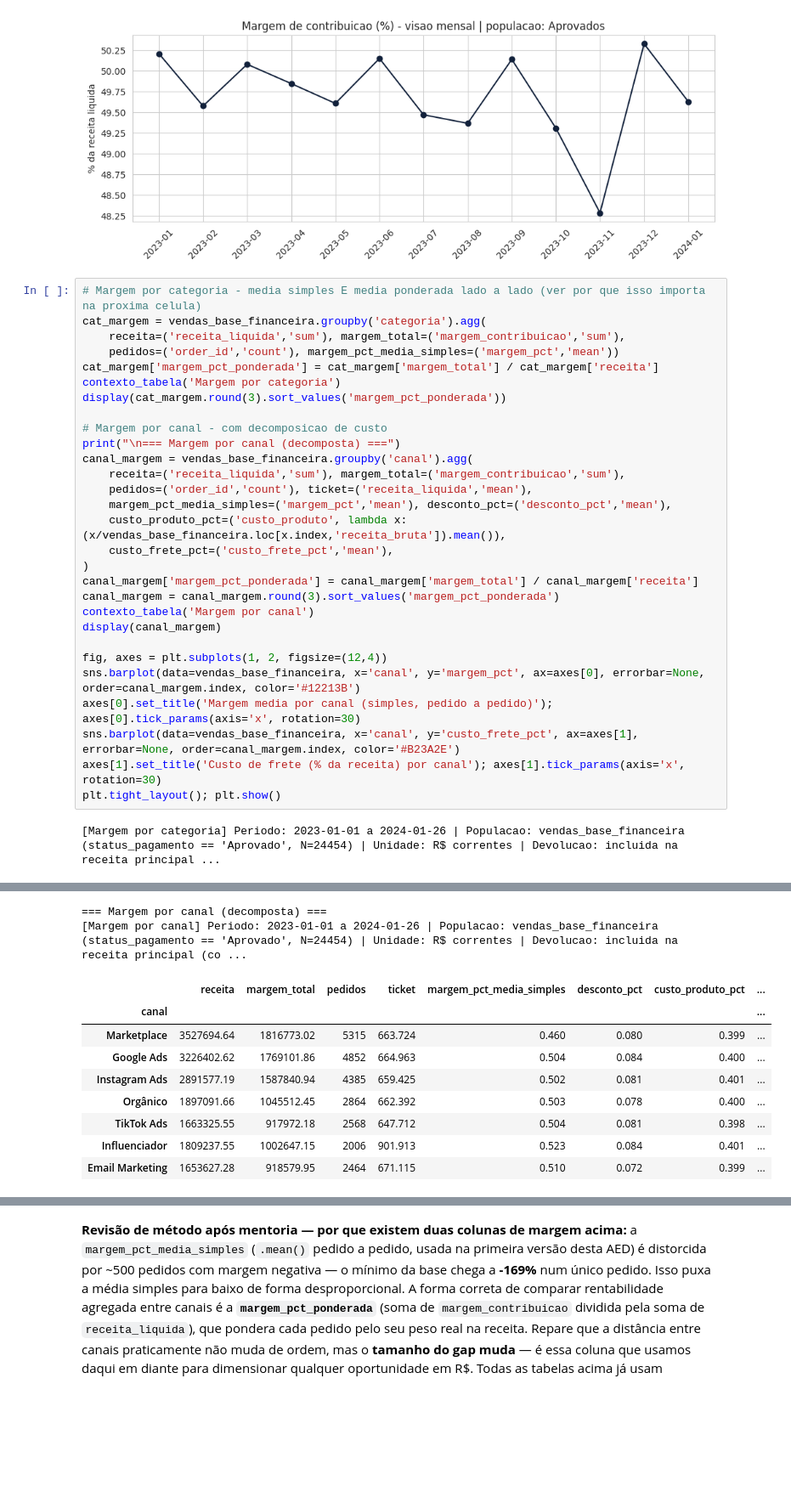
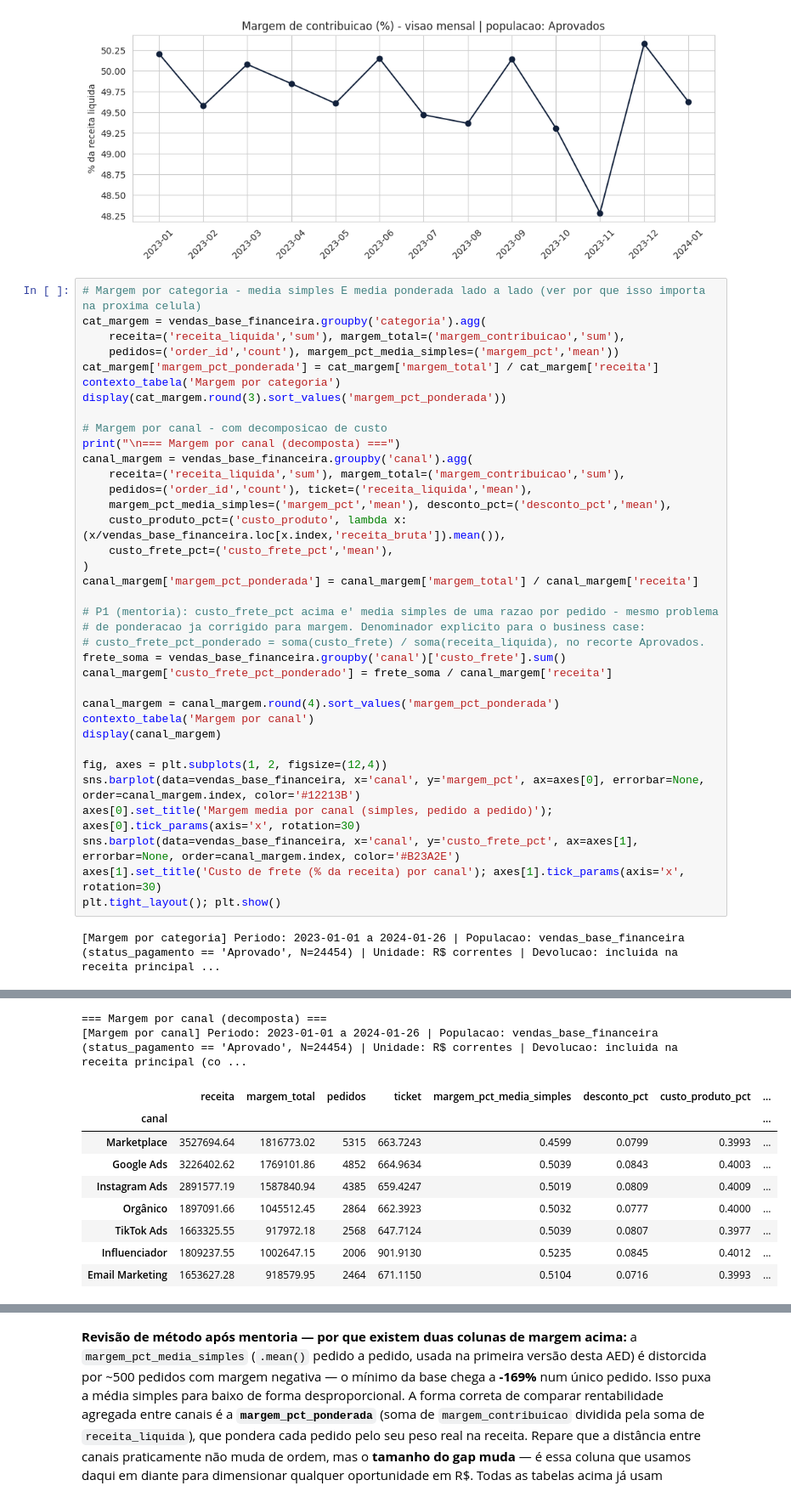
Before and after one commit to anapbatista/BootCamp-EloGroup, a Jupyter notebook: Case_Vertice_AED_Completa.ipynb, the cells around one changed output, grey strips where cells are left out. Shown at 85% size. Cells and saved outputs as stored; diff of their text form; blank space fills up the shorter version.

```diff
--- a/Case_Vertice_AED_Completa.ipynb
+++ b/Case_Vertice_AED_Completa.ipynb
@@ -499,41 +645,48 @@ display(cat_margem.round(3).sort_values('margem_pct_ponderada'))
 print("\n=== Margem por canal (decomposta) ===")
 canal_margem = vendas_base_financeira.groupby('canal').agg(
     receita=('receita_liquida','sum'), margem_total=('margem_contribuicao','sum'),
     pedidos=('order_id','count'), ticket=('receita_liquida','mean'),
     margem_pct_media_simples=('margem_pct','mean'), desconto_pct=('desconto_pct','mean'),
     custo_produto_pct=('custo_produto', lambda x: (x/vendas_base_financeira.loc[x.index,'receita_bruta']).mean()),
     custo_frete_pct=('custo_frete_pct','mean'),
 )
 canal_margem['margem_pct_ponderada'] = canal_margem['margem_total'] / canal_margem['receita']
-canal_margem = canal_margem.round(3).sort_values('margem_pct_ponderada')
+
+# P1 (mentoria): custo_frete_pct acima e' media simples de uma razao por pedido - mesmo problema
+# de ponderacao ja corrigido para margem. Denominador explicito para o business case:
+# custo_frete_pct_ponderado = soma(custo_frete) / soma(receita_liquida), no recorte Aprovados.
+frete_soma = vendas_base_financeira.groupby('canal')['custo_frete'].sum()
+canal_margem['custo_frete_pct_ponderado'] = frete_soma / canal_margem['receita']
+
+canal_margem = canal_margem.round(4).sort_values('margem_pct_ponderada')
 contexto_tabela('Margem por canal')
 display(canal_margem)
 
 fig, axes = plt.subplots(1, 2, figsize=(12,4))
 sns.barplot(data=vendas_base_financeira, x='canal', y='margem_pct', ax=axes[0], errorbar=None, order=canal_margem.index, color='#12213B')
 axes[0].set_title('Margem media por canal (simples, pedido a pedido)'); axes[0].tick_params(axis='x', rotation=30)
 sns.barplot(data=vendas_base_financeira, x='canal', y='custo_frete_pct', ax=axes[1], errorbar=None, order=canal_margem.index, color='#B23A2E')
 axes[1].set_title('Custo de frete (% da receita) por canal'); axes[1].tick_params(axis='x', rotation=30)
 plt.tight_layout(); plt.show()
 # %% [output]
 [Margem por categoria] Periodo: 2023-01-01 a 2024-01-26 | Populacao: vendas_base_financeira (status_pagamento == 'Aprovado', N=24454) | Unidade: R$ correntes | Devolucao: incluida na receita principal ...
 |  | receita | margem_total | pedidos | margem_pct_media_simples | margem_pct_ponderada |
 | categoria |  |  |  |  |  |
 | Lifestyle | 3425401.45 | 1854607.71 | 4964 | 0.496 | 0.541 |
 | Beleza | 4971525.77 | 2700640.20 | 7367 | 0.493 | 0.543 |
 | Moda | 5889322.89 | 3205720.95 | 8541 | 0.499 | 0.544 |
 | Acessórios | 2382706.38 | 1297458.69 | 3582 | 0.495 | 0.545 |
 === Margem por canal (decomposta) ===
 [Margem por canal] Periodo: 2023-01-01 a 2024-01-26 | Populacao: vendas_base_financeira (status_pagamento == 'Aprovado', N=24454) | Unidade: R$ correntes | Devolucao: incluida na receita principal (co ...
 |  | receita | margem_total | pedidos | ticket | margem_pct_media_simples | desconto_pct | custo_produto_pct | ... |
 | canal |  |  |  |  |  |  |  | ... |
-| Marketplace | 3527694.64 | 1816773.02 | 5315 | 663.724 | 0.460 | 0.080 | 0.399 | ... |
-| Google Ads | 3226402.62 | 1769101.86 | 4852 | 664.963 | 0.504 | 0.084 | 0.400 | ... |
-| Instagram Ads | 2891577.19 | 1587840.94 | 4385 | 659.425 | 0.502 | 0.081 | 0.401 | ... |
-| Orgânico | 1897091.66 | 1045512.45 | 2864 | 662.392 | 0.503 | 0.078 | 0.400 | ... |
-| TikTok Ads | 1663325.55 | 917972.18 | 2568 | 647.712 | 0.504 | 0.081 | 0.398 | ... |
-| Influenciador | 1809237.55 | 1002647.15 | 2006 | 901.913 | 0.523 | 0.084 | 0.401 | ... |
-| Email Marketing | 1653627.28 | 918579.95 | 2464 | 671.115 | 0.510 | 0.072 | 0.399 | ... |
+| Marketplace | 3527694.64 | 1816773.02 | 5315 | 663.7243 | 0.4599 | 0.0799 | 0.3993 | ... |
+| Google Ads | 3226402.62 | 1769101.86 | 4852 | 664.9634 | 0.5039 | 0.0843 | 0.4003 | ... |
+| Instagram Ads | 2891577.19 | 1587840.94 | 4385 | 659.4247 | 0.5019 | 0.0809 | 0.4009 | ... |
+| Orgânico | 1897091.66 | 1045512.45 | 2864 | 662.3923 | 0.5032 | 0.0777 | 0.4000 | ... |
+| TikTok Ads | 1663325.55 | 917972.18 | 2568 | 647.7124 | 0.5039 | 0.0807 | 0.3977 | ... |
+| Influenciador | 1809237.55 | 1002647.15 | 2006 | 901.9130 | 0.5235 | 0.0845 | 0.4012 | ... |
+| Email Marketing | 1653627.28 | 918579.95 | 2464 | 671.1150 | 0.5104 | 0.0716 | 0.3993 | ... |
 [figure]
 # %% [markdown]
 **Revisão de método após mentoria — por que existem duas colunas de margem acima:** a `margem_pct_media_simples` (`.mean()` pedido a pedido, usada na primeira versão desta AED) é distorcida por ~500 pedidos com margem negativa — o mínimo da base chega a **-169%** num único pedido. Isso puxa a média simples para baixo de forma desproporcional. A forma correta de comparar rentabilidade agregada entre canais é a **`margem_pct_ponderada`** (soma de `margem_contribuicao` dividida pela soma de `receita_liquida`), que pondera cada pedido pelo seu peso real na receita. Repare que a distância entre canais praticamente não muda de ordem, mas o **tamanho do gap muda** — é essa coluna que usamos daqui em diante para dimensionar qualquer oportunidade em R$. Todas as tabelas acima já usam vendas_base_financeira (só status_pagamento == 'Aprovado'), definida na Seção 1.1 — pedidos Cancelados e Aguardando não entram em nenhuma conta de margem.
```
Also changed, not shown: parts of 10 cells of this notebook.
